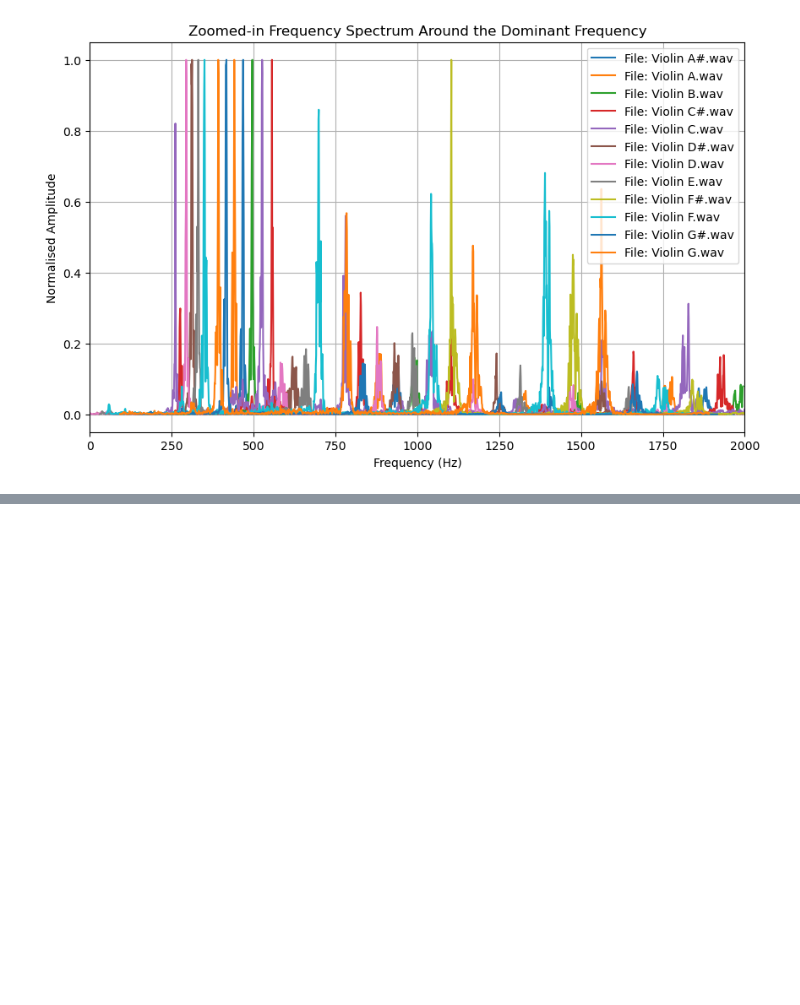
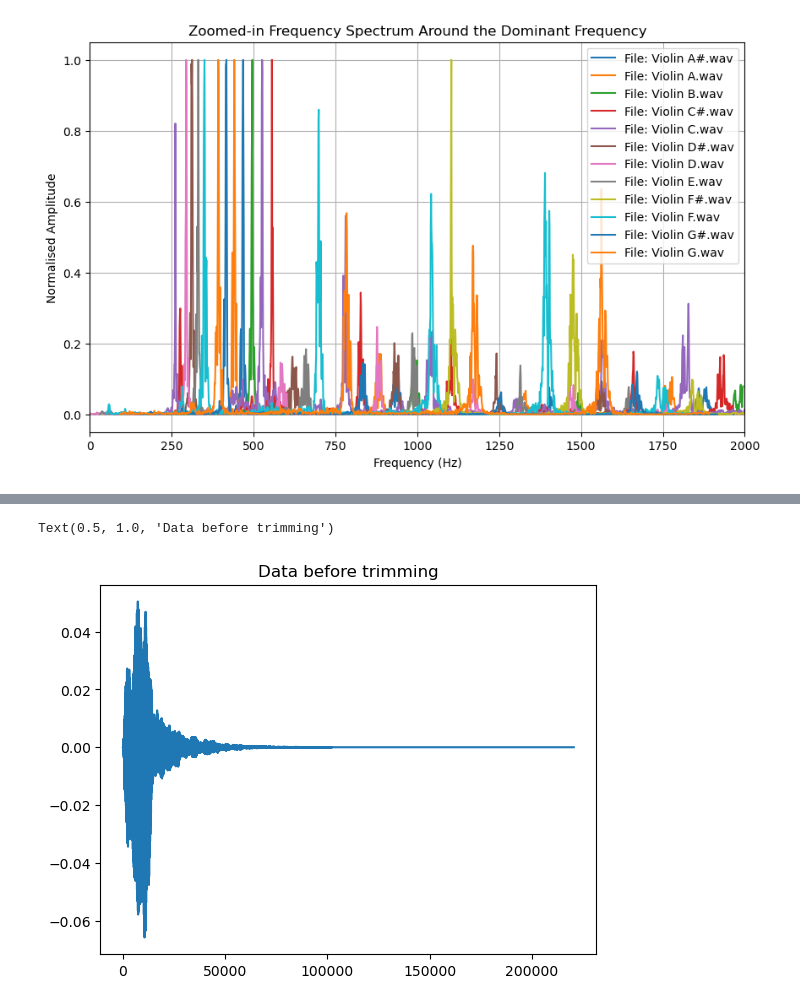
Before and after one commit to SPS-SP2273/learning-portfolio-2025-january-eggvoki, a Jupyter notebook: App challenge (learn pandas)/ Violin 12 notes attempt.ipynb, the cells around one changed output, grey strips where cells are left out. Cells and saved outputs as stored; diff of their text form; code cells hidden in the pictures; blank space fills up the shorter version.

```diff
--- a/App challenge (learn pandas)/ Violin 12 notes attempt.ipynb
+++ b/App challenge (learn pandas)/ Violin 12 notes attempt.ipynb
@@ -65,0 +73,6 @@ plt.show()
+# %%
+plt.plot(data)
+plt.title('Data before trimming')
+# %% [output]
+Text(0.5, 1.0, 'Data before trimming')
+[figure, added]
```
Also changed, not shown: parts of 4 cells of this notebook.
